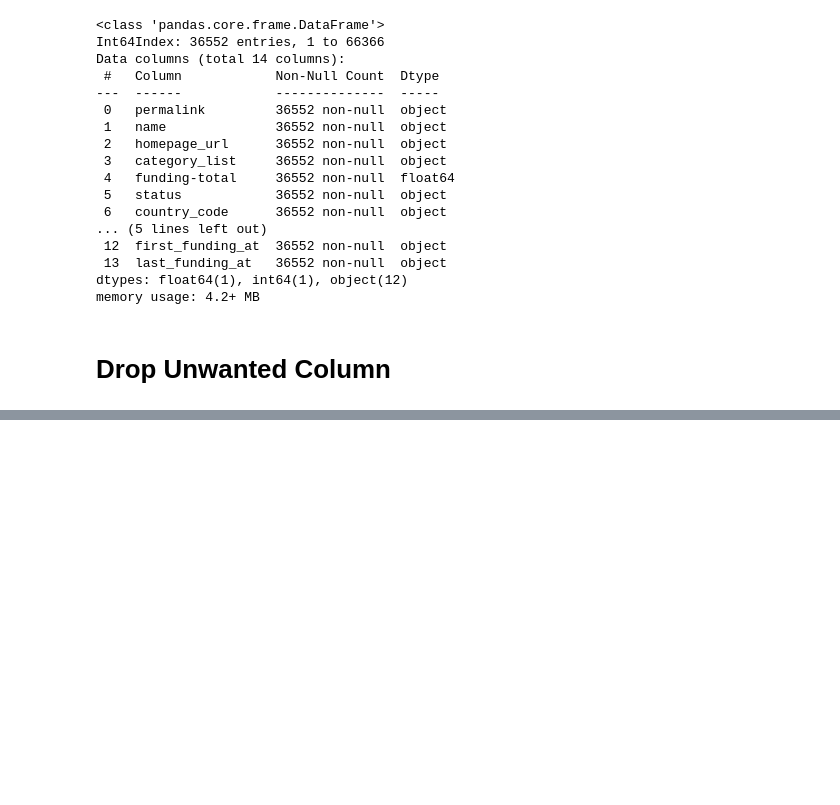
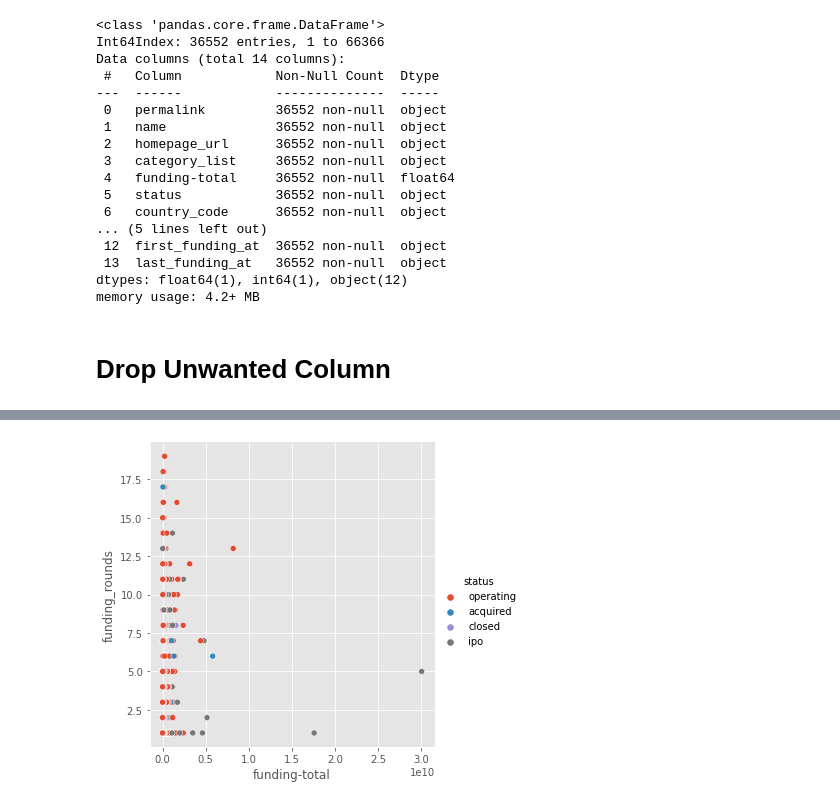
Before and after one commit to Sambhaji6529/Company_EDA-Project, a Jupyter notebook: Company_EDA.ipynb, the cells around one changed output, grey strips where cells are left out. Drawn from its saved outputs; the diff is of its cells as text; code cells hidden in the pictures; blank space fills up the shorter version.

```diff
--- a/Company_EDA.ipynb
+++ b/Company_EDA.ipynb
@@ -167,0 +202,5 @@ plt.show()
+# %%
+sns.relplot(x='funding-total',y='funding_rounds',hue='status', data=df)
+plt.show()
+# %% [output]
+[figure, added]
```
Also changed, not shown: parts of 12 cells of this notebook.
